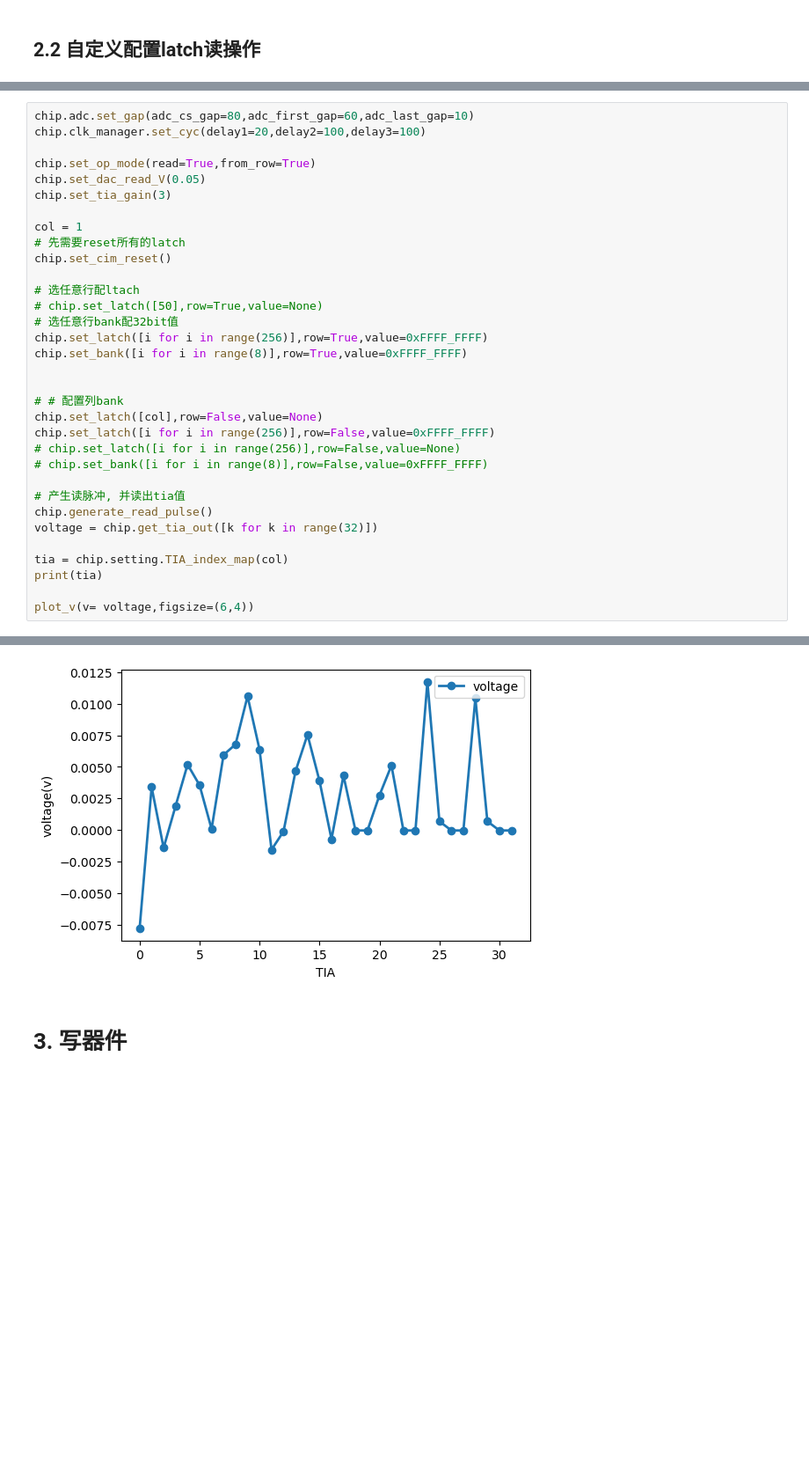
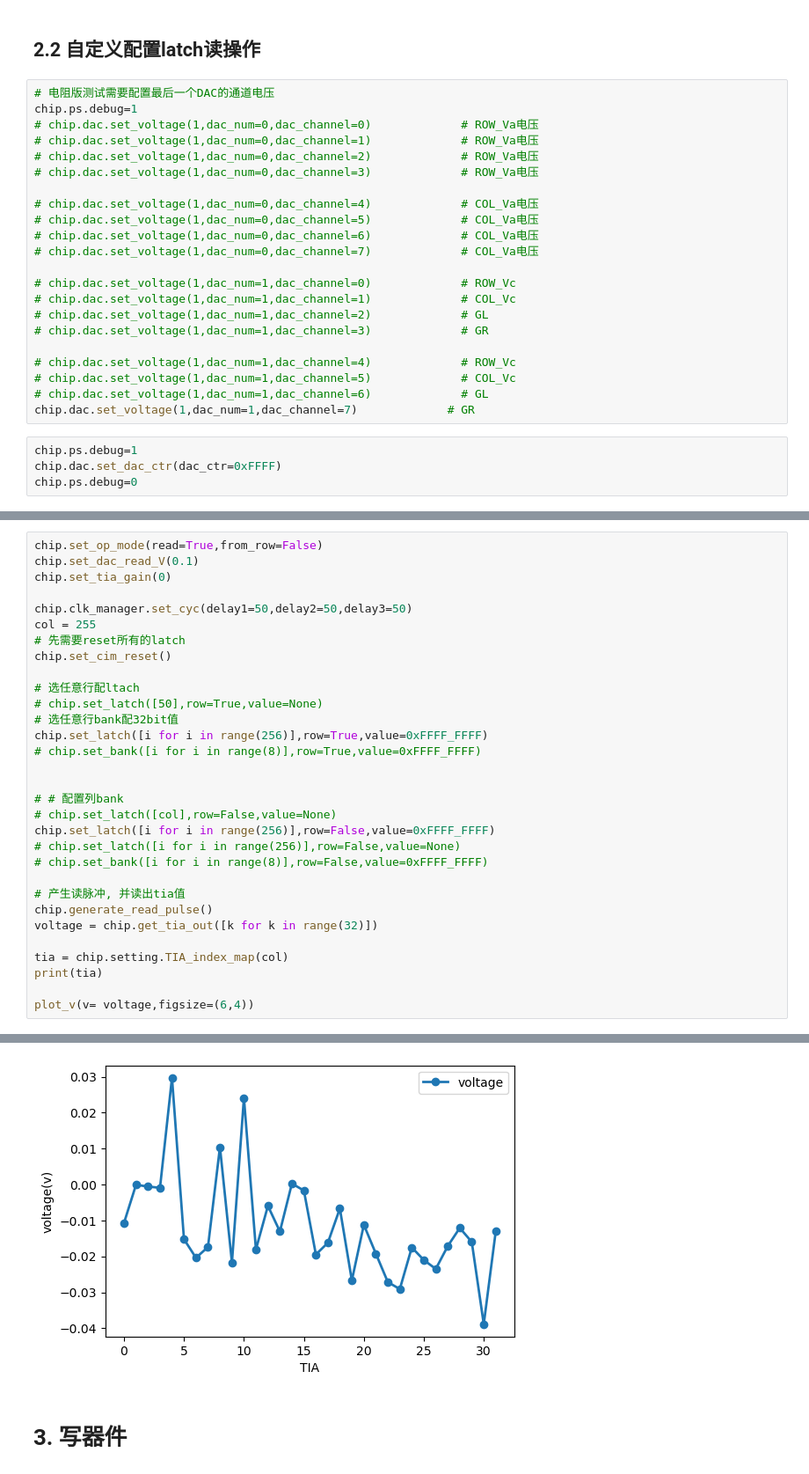
Before and after one commit to bei-meng/host_computer, a Jupyter notebook: examples/1debug模式示例.ipynb, the cells around one changed output, grey strips where cells are left out. Shown at 88% size. Drawn from its saved outputs; the diff is of its cells as text; blank space fills up the shorter version.

```diff
--- a/examples/1debug模式示例.ipynb
+++ b/examples/1debug模式示例.ipynb
@@ -46,2 +44,28 @@ print(f"电阻:{voltage}kΩ")
 # %% [markdown]
 ## 2.2 自定义配置latch读操作
+# %%
+# 电阻版测试需要配置最后一个DAC的通道电压
+chip.ps.debug=1
+# chip.dac.set_voltage(1,dac_num=0,dac_channel=0)             # ROW_Va电压
+# chip.dac.set_voltage(1,dac_num=0,dac_channel=1)             # ROW_Va电压
+# chip.dac.set_voltage(1,dac_num=0,dac_channel=2)             # ROW_Va电压
+# chip.dac.set_voltage(1,dac_num=0,dac_channel=3)             # ROW_Va电压
+
+# chip.dac.set_voltage(1,dac_num=0,dac_channel=4)             # COL_Va电压
+# chip.dac.set_voltage(1,dac_num=0,dac_channel=5)             # COL_Va电压
+# chip.dac.set_voltage(1,dac_num=0,dac_channel=6)             # COL_Va电压
+# chip.dac.set_voltage(1,dac_num=0,dac_channel=7)             # COL_Va电压
+
+# chip.dac.set_voltage(1,dac_num=1,dac_channel=0)             # ROW_Vc
+# chip.dac.set_voltage(1,dac_num=1,dac_channel=1)             # COL_Vc
+# chip.dac.set_voltage(1,dac_num=1,dac_channel=2)             # GL
+# chip.dac.set_voltage(1,dac_num=1,dac_channel=3)             # GR
+
+# chip.dac.set_voltage(1,dac_num=1,dac_channel=4)             # ROW_Vc
+# chip.dac.set_voltage(1,dac_num=1,dac_channel=5)             # COL_Vc
+# chip.dac.set_voltage(1,dac_num=1,dac_channel=6)             # GL
+chip.dac.set_voltage(1,dac_num=1,dac_channel=7)             # GR
+# %%
+chip.ps.debug=1
+chip.dac.set_dac_ctr(dac_ctr=0xFFFF)
+chip.ps.debug=0
@@ -48,12 +77,10 @@ print(f"电阻:{voltage}kΩ")
 # %%
-chip.adc.set_gap(adc_cs_gap=80,adc_first_gap=60,adc_last_gap=10)
-chip.clk_manager.set_cyc(delay1=20,delay2=100,delay3=100)
+chip.set_op_mode(read=True,from_row=False)
+chip.set_dac_read_V(0.1)
+chip.set_tia_gain(0)
 
-chip.set_op_mode(read=True,from_row=True)
-chip.set_dac_read_V(0.05)
-chip.set_tia_gain(3)
-
-col = 1
+chip.clk_manager.set_cyc(delay1=50,delay2=50,delay3=50)
+col = 255
 # 先需要reset所有的latch
 chip.set_cim_reset()
 
@@ -61,11 +88,11 @@ chip.set_cim_reset()
 # chip.set_latch([50],row=True,value=None)
 # 选任意行bank配32bit值
 chip.set_latch([i for i in range(256)],row=True,value=0xFFFF_FFFF)
-chip.set_bank([i for i in range(8)],row=True,value=0xFFFF_FFFF)
+# chip.set_bank([i for i in range(8)],row=True,value=0xFFFF_FFFF)
 
 
 # # 配置列bank
-chip.set_latch([col],row=False,value=None)
+# chip.set_latch([col],row=False,value=None)
 chip.set_latch([i for i in range(256)],row=False,value=0xFFFF_FFFF)
 # chip.set_latch([i for i in range(256)],row=False,value=None)
 # chip.set_bank([i for i in range(8)],row=False,value=0xFFFF_FFFF)
@@ -83,4 +110,4 @@ plot_v(v= voltage,figsize=(6,4))
-[figure, old version]
+[figure, new version]
 # %% [markdown]
 # 3. 写器件
 # %% [markdown]
```
Also changed, not shown: parts of 7 cells of this notebook, 3 other files.
